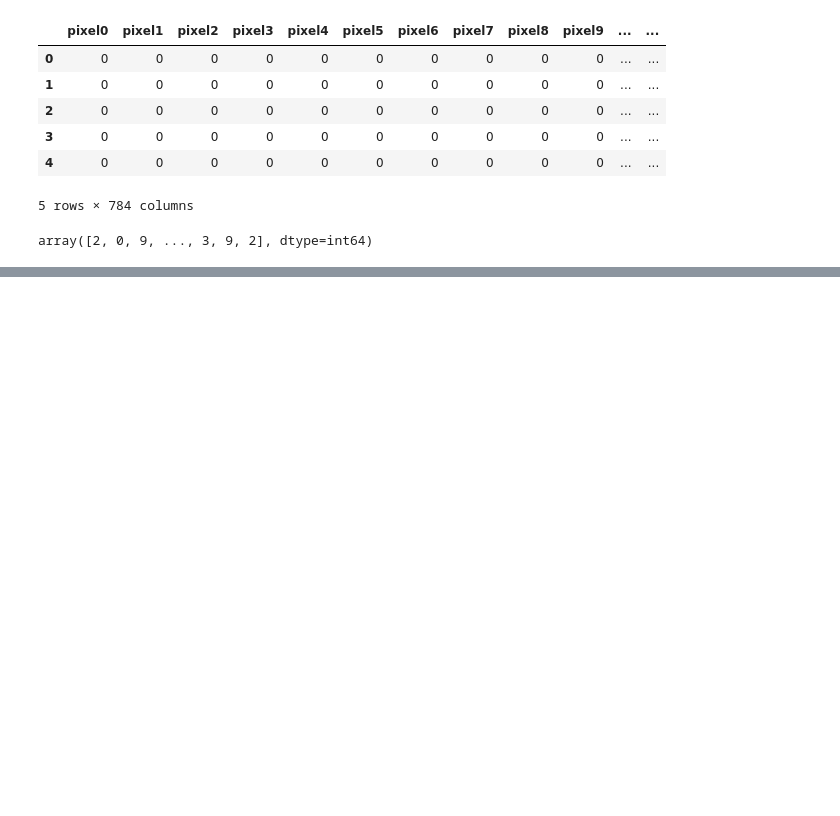
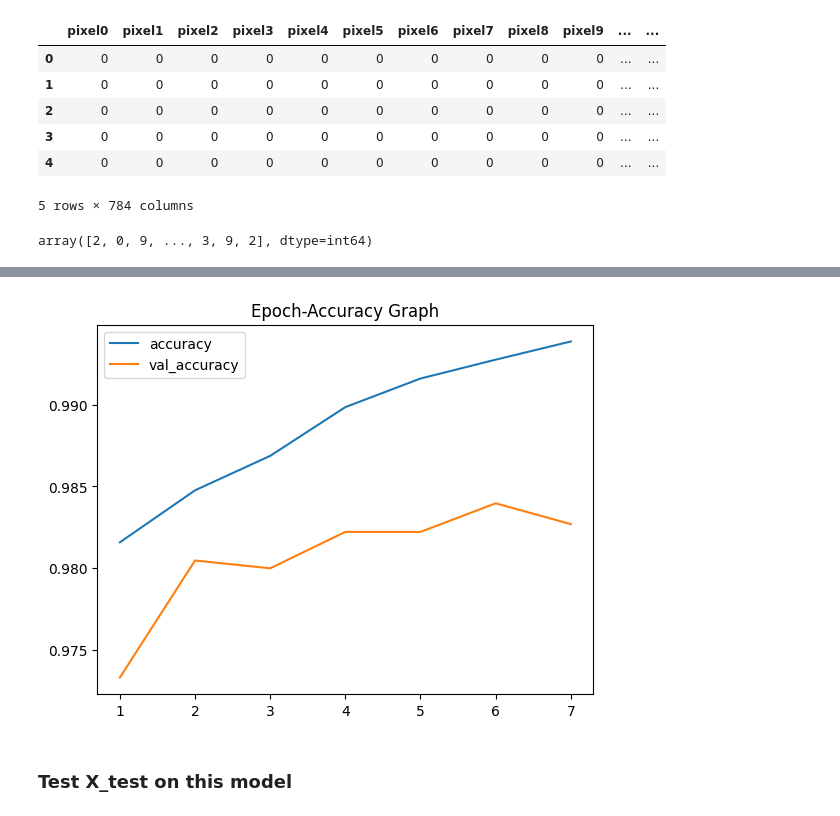
Before and after one commit to Safwan-ullah-khan/Computer_Vision_Projects, a Jupyter notebook: notebook/mnist.ipynb, the cells around one changed output, grey strips where cells are left out. Drawn from its saved outputs; the diff is of its cells as text; code cells hidden in the pictures; blank space fills up the shorter version.

```diff
--- a/notebook/mnist.ipynb
+++ b/notebook/mnist.ipynb
@@ -116,0 +172,6 @@ array([2, 0, 9, ..., 3, 9, 2], dtype=int64)
+# %%
+# Normalizing the pixel value betwwen 0 and 1
+
+X_train_1 = X_train_1 / 255.0
+x_val = x_val / 255.0
+X_test = X_test / 255.0
@@ -116,0 +220,16 @@ array([2, 0, 9, ..., 3, 9, 2], dtype=int64)
+# %%
+#### Using adam optimizer, and sparse categorical crossentropy as loss function.
+#### Metric taken is the accuracy
+
+model.compile(optimizer='adam', loss='sparse_categorical_crossentropy', metrics=['accuracy'])
+# %%
+from tensorflow.python.keras.callbacks import EarlyStopping
+
+#### Defining early stopping criteria
+
+early_stopping = EarlyStopping(monitor='val_loss', patience=3, restore_best_weights=True)
+# %%
+#### Epochs defined less since it was taking alot of time.
+#### Batch size at random chosen to be 256.
+
+history = model.fit(X_train_1, y_train_1, validation_data= [x_val, y_val], epochs= 8, batch_size= 256, callbacks= early_stopping)
@@ -116,0 +253,14 @@ array([2, 0, 9, ..., 3, 9, 2], dtype=int64)
+# %%
+#### A graph of the accuracy with each epoch of traning and validation dataset
+
+plt.title('Epoch-Accuracy Graph')
+plt.xlabel = 'Epochs'
+plt.ylabel = 'Loss'
+plt.plot(range(1, len(history.epoch) + 1), history.history['accuracy'])
+plt.plot(range(1, len(history.epoch) + 1), history.history['val_accuracy'])
+plt.legend(['accuracy', 'val_accuracy'])
+plt.show()
+# %% [output]
+[figure, added]
+# %% [markdown]
+### Test X_test on this model
```
Also changed, not shown: parts of 24 cells of this notebook.
